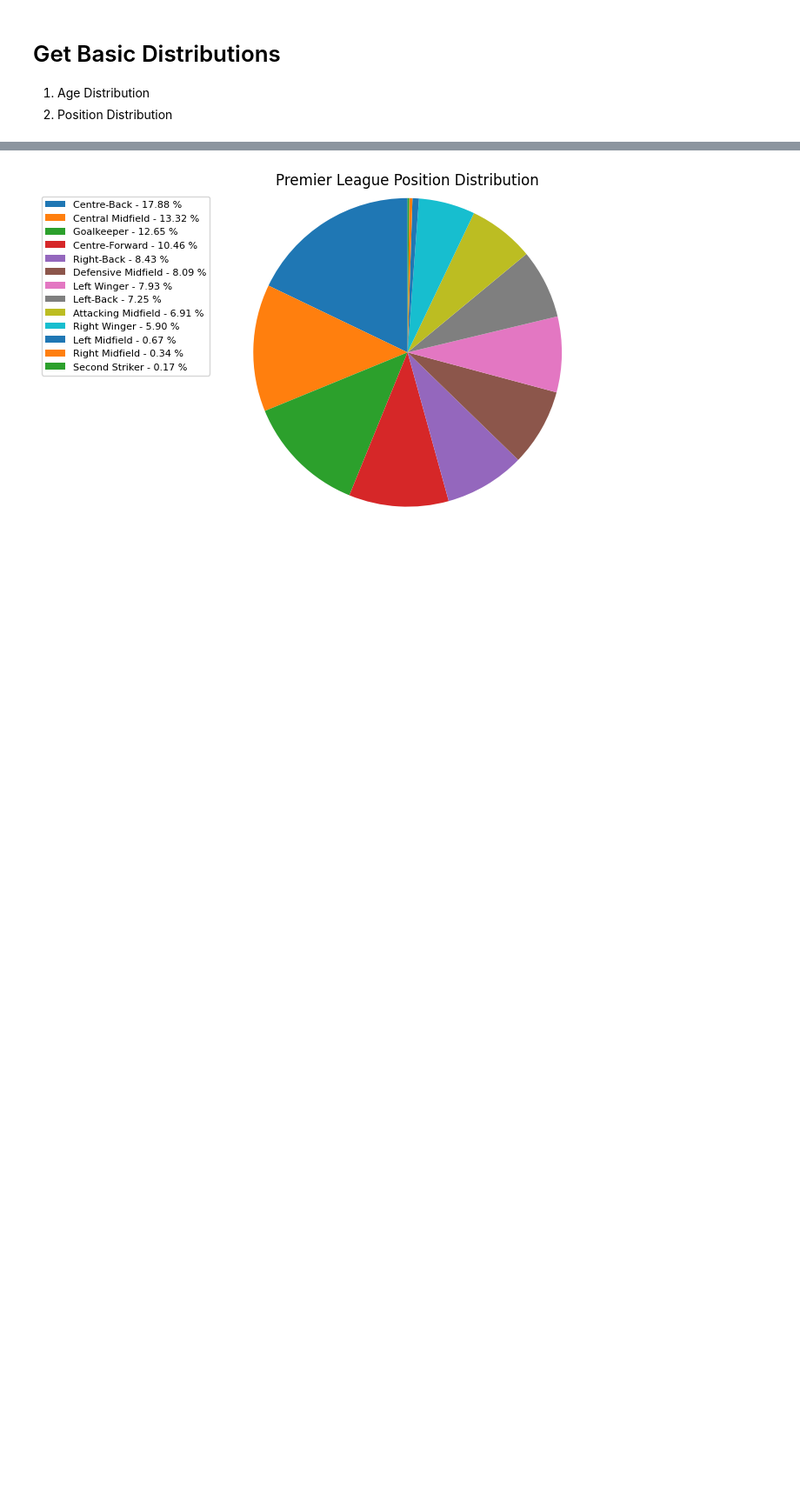
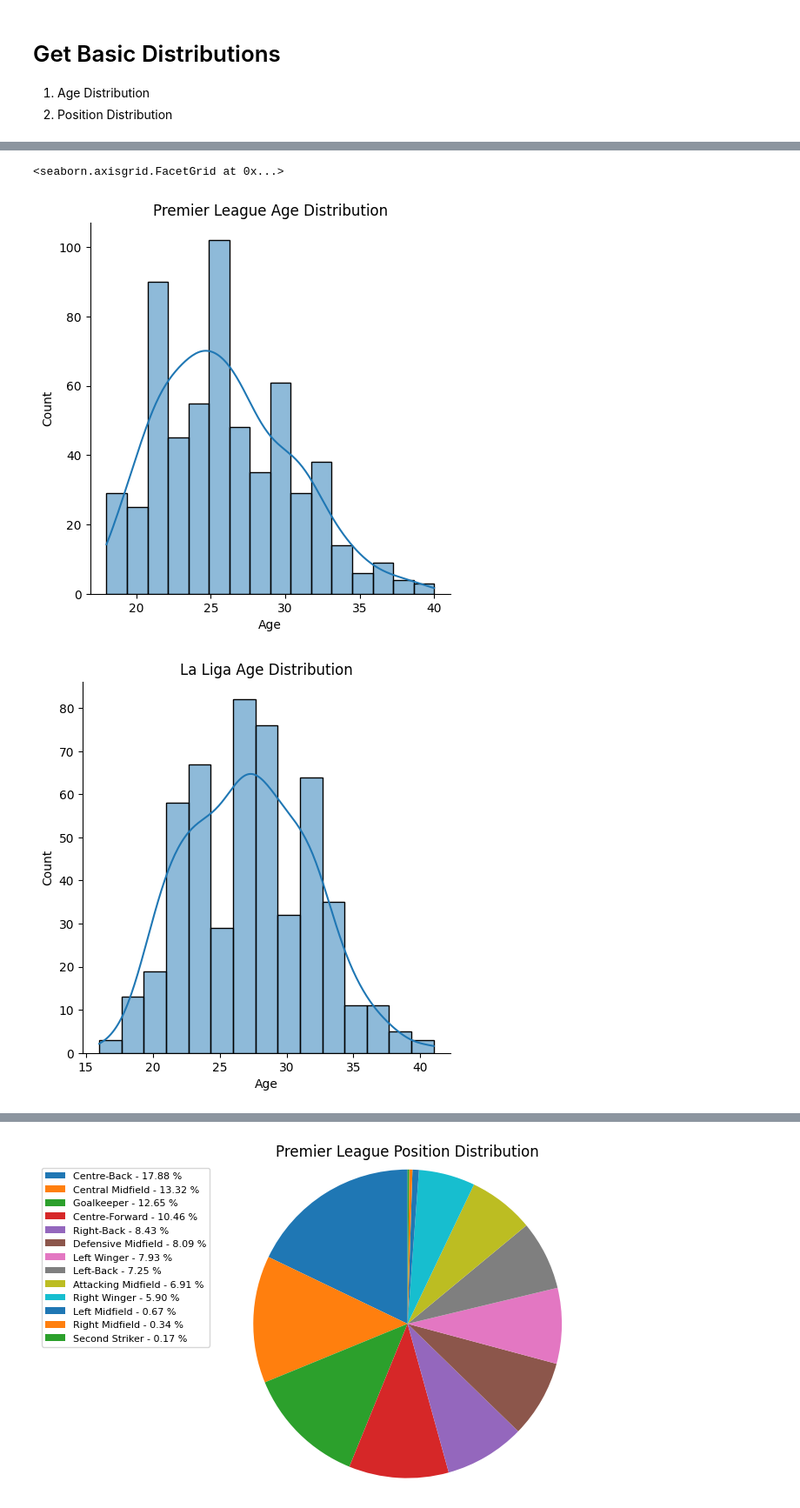
Before and after one commit to tsumian/MA4199-Injury-Prediction, a Jupyter notebook: ma4199-data-preprocessing.ipynb, the cells around one changed output, grey strips where cells are left out. Shown at 87% size. Cells and saved outputs as stored; diff of their text form; code cells hidden in the pictures; blank space fills up the shorter version.

Commit message:
Kaggle Notebook | MA4199 Data Preprocessing | Version 4

```diff
--- a/ma4199-data-preprocessing.ipynb
+++ b/ma4199-data-preprocessing.ipynb
@@ -35,11 +77,26 @@ import pandas as pd
 
 prem_player_data_df = pd.read_csv('/kaggle/input/collected-data/Player Data/prem_player_data.csv')
 prem_player_data_df = add_age_column(prem_player_data_df)
+prem_player_data_df = convert_to_int(prem_player_data_df, "Appearances")
+prem_player_data_df = convert_days_to_int(prem_player_data_df)
+
 laliga_player_data_df = pd.read_csv('/kaggle/input/collected-data/Player Data/laliga_player_data.csv')
 laliga_player_data_df = add_age_column(laliga_player_data_df)
+laliga_player_data_df = convert_to_int(laliga_player_data_df, "Appearances")
+laliga_player_data_df = convert_days_to_int(laliga_player_data_df)
+
+
 bundesliga_player_data_df = pd.read_csv('/kaggle/input/collected-data/Player Data/bundesliga_player_data.csv')
 bundesliga_player_data_df = add_age_column(bundesliga_player_data_df)
+bundesliga_player_data_df = convert_to_int(bundesliga_player_data_df, "Appearances")
+bundesliga_player_data_df = convert_days_to_int(bundesliga_player_data_df)
+
 serie_a_player_data_df = pd.read_csv('/kaggle/input/collected-data/Player Data/serie_a_player_data.csv')
 serie_a_player_data_df = add_age_column(serie_a_player_data_df)
+serie_a_player_data_df = convert_to_int(serie_a_player_data_df, "Appearances")
+serie_a_player_data_df = convert_days_to_int(serie_a_player_data_df)
+
 ligue_1_player_data_df = pd.read_csv('/kaggle/input/collected-data/Player Data/ligue_1_player_data.csv')
 ligue_1_player_data_df = add_age_column(ligue_1_player_data_df)
+ligue_1_player_data_df = convert_to_int(ligue_1_player_data_df, "Appearances")
+ligue_1_player_data_df = convert_days_to_int(ligue_1_player_data_df)
@@ -74,0 +116,15 @@ get_age_dist(prem_player_data_df["Age"] + laliga_player_data_df["Age"] + bundesl
+# %%
+import matplotlib.pyplot as plt
+import matplotlib.colors as mcolors
+import numpy as np
+import seaborn as sns
+
+sns.displot(data=prem_player_data_df, x="Age", kde=True).set(title='Premier League Age Distribution')
+sns.displot(data=laliga_player_data_df, x="Age", kde=True).set(title='La Liga Age Distribution')
+sns.displot(data=bundesliga_player_data_df, x="Age", kde=True).set(title='Bundesliga Age Distribution')
+sns.displot(data=serie_a_player_data_df, x="Age", kde=True).set(title='Serie A Age Distribution')
+sns.displot(data=ligue_1_player_data_df, x="Age", kde=True).set(title='Ligue 1 Age Distribution')
+# %% [output]
+<seaborn.axisgrid.FacetGrid at 0x...>
+[figure, added]
+[figure, added]
```
Also changed, not shown: parts of 7 cells of this notebook.
